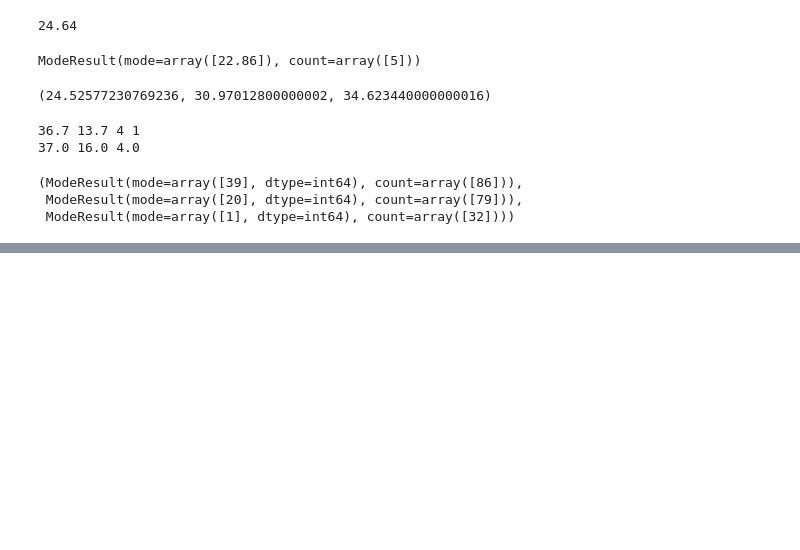
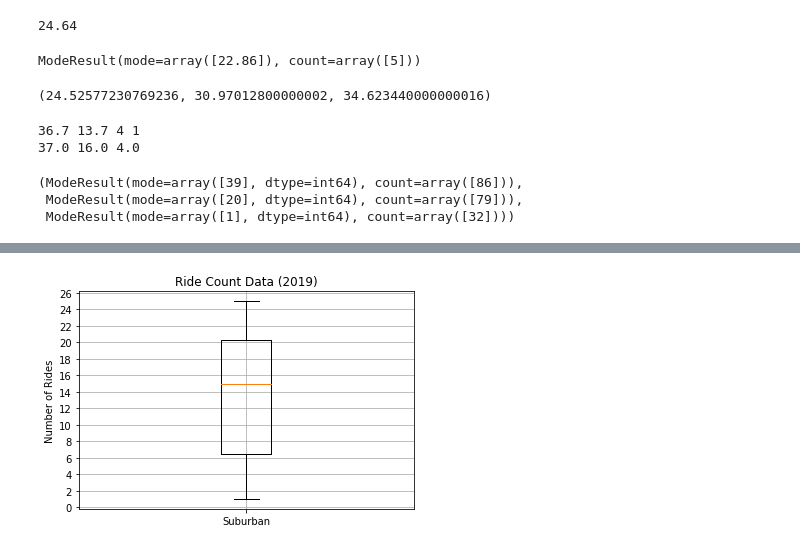
Before and after one commit to juliomeza/PyBer_Analysis, a Jupyter notebook: PyBer.ipynb, the cells around one changed output, grey strips where cells are left out. Cells and saved outputs as stored; diff of their text form; code cells hidden in the pictures; blank space fills up the shorter version.

```diff
--- a/PyBer.ipynb
+++ b/PyBer.ipynb
@@ -365,0 +391,11 @@ sts.mode(urban_drivers), sts.mode(suburban_drivers), sts.mode(rural_drivers)
+# %%
+fig, ax = plt.subplots()
+ax.boxplot(suburban_driver_count, labels=['Suburban'])
+ax.set_title('Ride Count Data (2019)')
+ax.set_ylabel('Number of Rides')
+ax.set_yticks(np.arange(0, 27, 2))
+
+plt.grid()
+plt.show()
+# %% [output]
+[figure, added]
```
Also changed, not shown: parts of 8 cells of this notebook.
